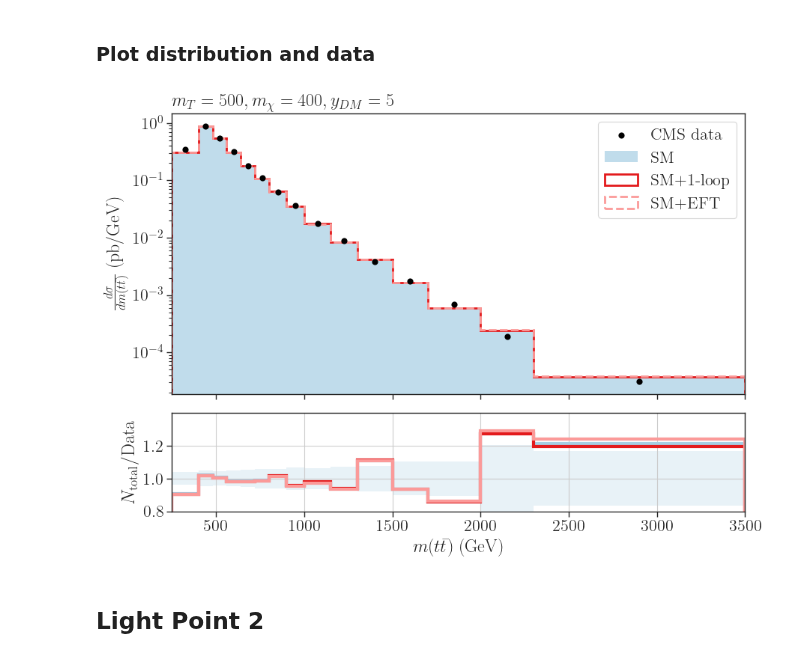
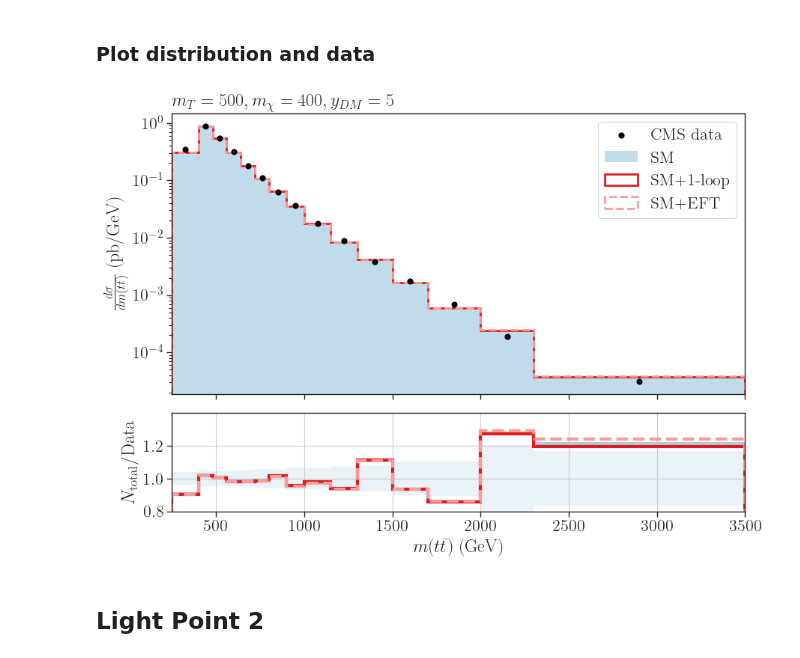
Before and after one commit to andlessa/SMStoEFT, a Jupyter notebook: notebooks/distributions/plots-dists-CMS.ipynb, the cells around one changed output. Drawn from its saved outputs; the diff is of its cells as text; code cells hidden in the pictures.

```diff
--- a/notebooks/distributions/plots-dists-CMS.ipynb
+++ b/notebooks/distributions/plots-dists-CMS.ipynb
@@ -105,35 +105,35 @@ plt.subplots_adjust(left=0.12, bottom=0.12, right=0.97, top=None, wspace=None, h
 axarr[0].scatter(bin_centers,xsecsObs,label='CMS data',linewidth=2,s=15,
 c='black',zorder=10)
 axarr[0].hist(bin_centers,weights=smNLO,label=r'SM',histtype='step',linewidth=0,bins=cms_bins,color=colors[0],fill=True,alpha=0.7)
 axarr[0].hist(bin_centers,weights=smNLO+signalNLO*yDM**2,label=r'SM+1-loop',histtype='step',linewidth=2,bins=cms_bins,color=colors[5])
 axarr[0].hist(bin_centers,weights=smNLO+signalEFTNLO*yDM**2,label=r'SM+EFT',histtype='step',linewidth=2,bins=cms_bins,linestyle='dashed',color=colors[4])
 axarr[0].set_yscale('log')
 # axarr[0].set_ylim(1e-6,2e-2)
 axarr[0].legend()
 axarr[0].set_xlim(250.,3500.)
 # axarr[0].grid()
 
 axarr[1].hist(bin_centers,weights=np.divide(smNLO,xsecsObs),histtype='step',linewidth=3,bins=cms_bins,color=colors[0])
 axarr[1].hist(bin_centers,weights=np.divide(smNLO+signalNLO*yDM**2,xsecsObs),histtype='step',linewidth=3,bins=cms_bins,color=colors[5])
-axarr[1].hist(bin_centers,weights=np.divide(smNLO+signalEFTNLO*yDM**2,xsecsObs),histtype='step',linewidth=3,bins=cms_bins,color=colors[4])
+axarr[1].hist(bin_centers,weights=np.divide(smNLO+signalEFTNLO*yDM**2,xsecsObs),histtype='step',linewidth=3,bins=cms_bins,color=colors[4],linestyle='dashed')
 
 axarr[1].bar(x=bins_left, height=np.divide(2*bgError,xsecsObs), bottom=np.divide(xsecsObs-bgError,xsecsObs), width=bin_widths, align='edge', linewidth=0, color=colors[0], alpha=0.25, zorder=-1, label='uncertainty band')
 
 
 axarr[1].set_ylim(0.8,1.4)
 axarr[1].set_yticks(np.arange(0.8,1.4,0.2))
 axarr[1].grid()
 
 axarr[0].set_title(r'$m_T = %1.0f, m_{\chi} = %1.0f, y_{DM} = %1.0f$' %(mST,mChi,yDM),loc='left')
 axarr[1].set_xlabel(r'$m(t\bar{t})$ (GeV)')
 axarr[0].set_ylabel(r'$\frac{d \sigma}{d m(t\bar{t})}$ (pb/GeV)')
 axarr[1].set_ylabel(r'$N_{\rm total}/{\rm Data}$')
 
 axarr[0].set_title(r'$m_T = %1.0f, m_{\chi} = %1.0f, y_{DM} = %1.0f$' %(mST,mChi,yDM),loc='left')
 plt.savefig('CMS_mtt_mST%i_mChi%i_yDM_%i.png' %(int(mST),int(mChi),int(yDM)))
 plt.show()
 # %% [output]
-[figure, old version]
+[figure, new version]
 # %% [markdown]
 ## Light Point 2
 # %% [markdown]
```
Also changed, not shown: 3 other files.
